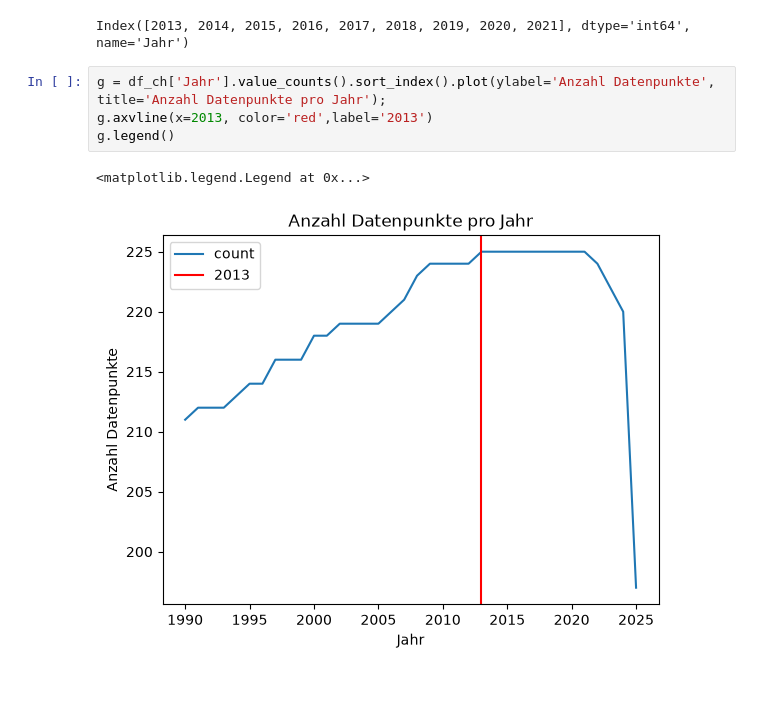
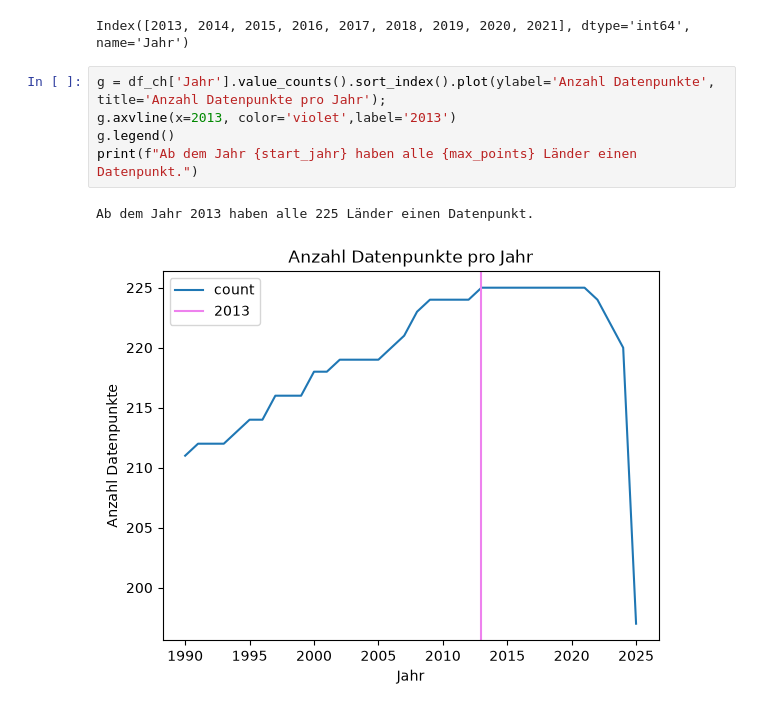
Before and after one commit to llaarriir/LN-Informatik, a Jupyter notebook: dataframe_co2.ipynb, the cells around one changed output. Saved outputs shown, nothing was run; the diff lists cells and outputs as text.

```diff
--- a/dataframe_co2.ipynb
+++ b/dataframe_co2.ipynb
@@ -123,8 +123,9 @@ print(years_with_max)
 Index([2013, 2014, 2015, 2016, 2017, 2018, 2019, 2020, 2021], dtype='int64', name='Jahr')
 # %%
 g = df_ch['Jahr'].value_counts().sort_index().plot(ylabel='Anzahl Datenpunkte', title='Anzahl Datenpunkte pro Jahr');
-g.axvline(x=2013, color='red',label='2013')
+g.axvline(x=2013, color='violet',label='2013')
 g.legend()
+print(f"Ab dem Jahr {start_jahr} haben alle {max_points} Länder einen Datenpunkt.")
 # %% [output]
-<matplotlib.legend.Legend at 0x...>
+Ab dem Jahr 2013 haben alle 225 Länder einen Datenpunkt.
-[figure, old version]
+[figure, new version]
```
Also changed, not shown: parts of 3 cells of this notebook.
